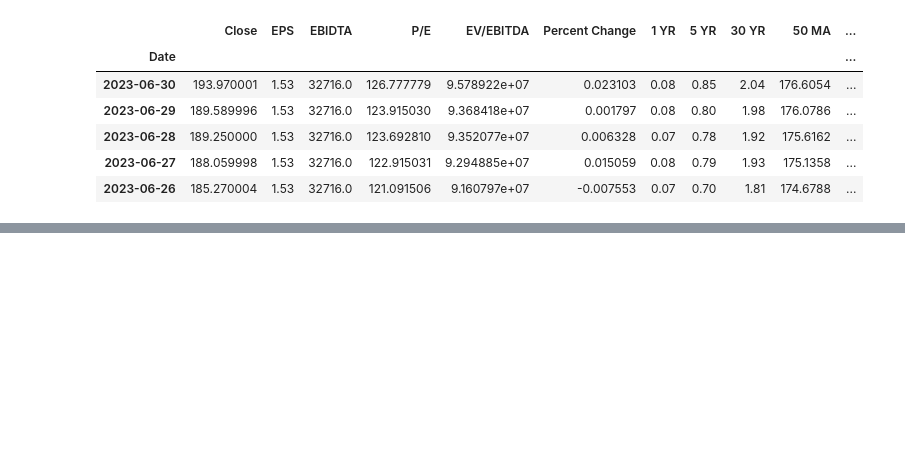
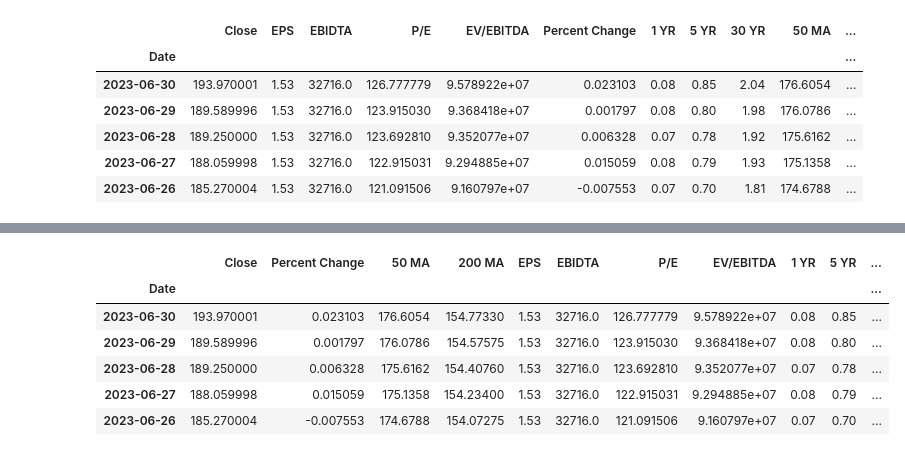
Before and after one commit to alexnovis1/Analyst_Rating, a Jupyter notebook: analyst_rating.ipynb, the cells around one changed output, grey strips where cells are left out. Drawn from its saved outputs; the diff is of its cells as text; code cells hidden in the pictures; blank space fills up the shorter version.

```diff
--- a/analyst_rating.ipynb
+++ b/analyst_rating.ipynb
@@ -798,0 +841,6 @@ aapl_df.to_csv('analyst_rating.csv')
+# %%
+date_aapl = aapl_df.index
+# %%
+aapl_no_dt = aapl_df.reset_index(drop=True)
+
+aapl_no_dt.tail()
@@ -798,0 +854,6 @@ aapl_df.to_csv('analyst_rating.csv')
+# %%
+for i in aapl_no_dt:
+    aapl_no_dt['News'] = sa2['label']
+
+for j in aapl_no_dt:
+    aapl_no_dt['News Score'] = sa2['score']
@@ -798,0 +869,13 @@ aapl_df.to_csv('analyst_rating.csv')
+# %%
+aapl_no_dt['Date'] = pd.to_datetime(date_aapl)
+aapl_no_dt = aapl_no_dt.set_index('Date')
+# %%
+aapl_no_dt.head()
+# %% [output]
+|  | Close | Percent Change | 50 MA | 200 MA | EPS | EBIDTA | P/E | EV/EBITDA | 1 YR | 5 YR | ... |
+| Date |  |  |  |  |  |  |  |  |  |  | ... |
+| 2023-06-30 | 193.970001 | 0.023103 | 176.6054 | 154.77330 | 1.53 | 32716.0 | 126.777779 | 9.578922e+07 | 0.08 | 0.85 | ... |
+| 2023-06-29 | 189.589996 | 0.001797 | 176.0786 | 154.57575 | 1.53 | 32716.0 | 123.915030 | 9.368418e+07 | 0.08 | 0.80 | ... |
+| 2023-06-28 | 189.250000 | 0.006328 | 175.6162 | 154.40760 | 1.53 | 32716.0 | 123.692810 | 9.352077e+07 | 0.07 | 0.78 | ... |
+| 2023-06-27 | 188.059998 | 0.015059 | 175.1358 | 154.23400 | 1.53 | 32716.0 | 122.915031 | 9.294885e+07 | 0.08 | 0.79 | ... |
+| 2023-06-26 | 185.270004 | -0.007553 | 174.6788 | 154.07275 | 1.53 | 32716.0 | 121.091506 | 9.160797e+07 | 0.07 | 0.70 | ... |
```
Also changed, not shown: parts of 26 cells of this notebook, 3 other files.
